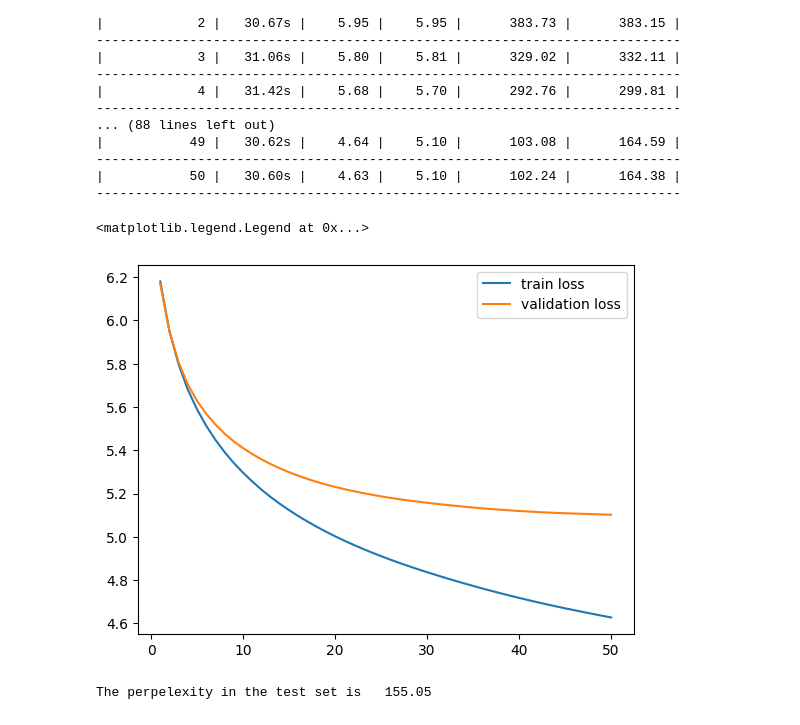
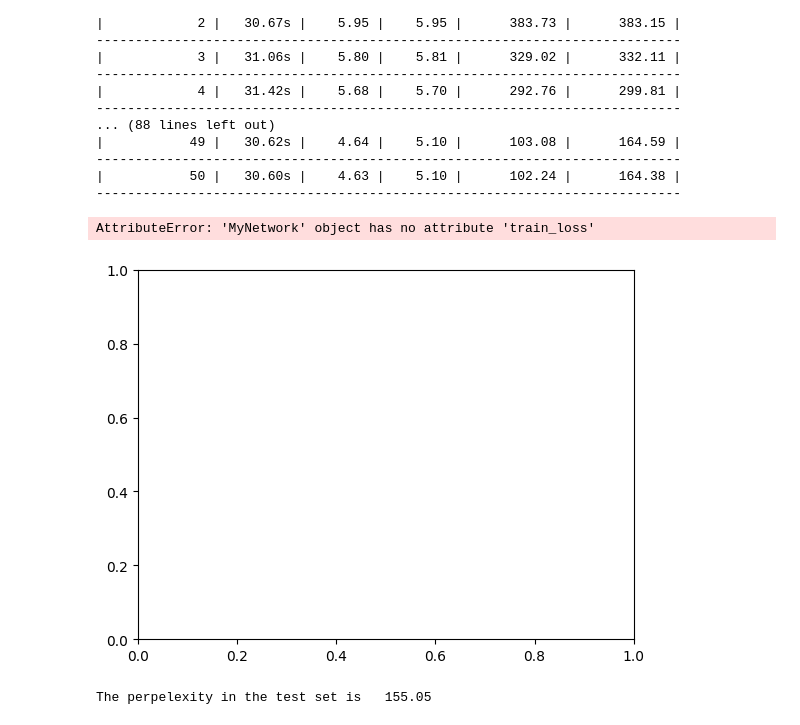
Before and after one commit to pzeiger/DeepLearning, a Jupyter notebook: assignment3/Exercise3.ipynb, the cells around one changed output. Cells and saved outputs as stored; diff of their text form; code cells hidden in the pictures.

```diff
--- a/assignment3/Exercise3.ipynb
+++ b/assignment3/Exercise3.ipynb
@@ -106,18 +108,3 @@ def train_nepochs(nepochs, best_val_loss, fname):
-# %%
-def load_model(fname):
-    model = torch.load(fname)
-    train_loss = [evaluate(train_data), ]
-    val_loss = [evaluate(val_data), ]
-    best_val_loss = [val_loss, ]
-
-    print_log_head()
-    print('|          {:3d} |   {:5.2f}s |   {:5.2f} |   {:5.2f} |    {:8.2f} |    {:8.2f} |'\
-          .format(model.epoch, .0,
-                  train_loss[-1], val_loss[-1], math.exp(train_loss[-1]),
-                  math.exp(val_loss[-1])))
-    print('-' * 75)
-
-    return model, train_loss, val_loss, best_val_loss
 # %% [markdown]
 With everything in place, we can proceed with the training of our model:
 # %%
@@ -127,15 +114,16 @@ nepochs = 50
 log_interval = 1000
 clip = .1
 fname = 'exercise3_gc.torch'
+fname_best = 'exercise3_gc_best.torch'
 
-from fcns import print_log_head
+from fcns import print_log_head, load_model
 from os.path import exists
 
 if not exists(fname):
     print_log_head()
-    train_loss, val_loss, best_val_loss = train_nepochs(nepochs, best_val_loss, fname)
+    train_nepochs(nepochs, fname, fname_best)
 else:
-    model, train_loss, val_loss, best_val_loss = load_model(fname)
+    model = load_model(fname)
 # %% [output]
 ---------------------------------------------------------------------------
 | end of epoch |   time   |-------------------|---------------------------|
@@ -233,16 +221,16 @@ nepochs = 50
 lr = 5
 clip = .1
 fname = 'exercise3_iif.torch'
-
-model = MyNetwork().to(device)
-loss_fn = torch.nn.CrossEntropyLoss()
-optimizer = optim.SGD(model.parameters(), lr = lr, weight_decay = 0, momentum = 0.0)
+fname_best = 'exercise3_iif_best.torch'
 
 if not exists(fname):
+    model = MyNetwork().to(device)
+    loss_fn = torch.nn.CrossEntropyLoss()
+    optimizer = optim.SGD(model.parameters(), lr = lr, weight_decay = 0, momentum = 0.0)
     print_log_head()
-    train_loss, val_loss, best_val_loss = train_nepochs(nepochs, best_val_loss, fname)
+    train_nepochs(nepochs, fname, fname_best)
 else:
-    train_loss, val_loss, best_val_loss = load_model(fname)
+    model = load_model(fname)
 # %% [output]
 ---------------------------------------------------------------------------
 | end of epoch |   time   |-------------------|---------------------------|
@@ -287,12 +263,13 @@ nepochs = 50
 log_interval = 1000
 clip = .1
 fname = 'exercise3_lstm.torch'
+fname_best = 'exercise3_lstm_best.torch'
 
 if not exists(fname):
     print_log_head()
-    train_loss, val_loss, best_val_loss = train_nepochs(nepochs, best_val_loss, fname)
+    train_nepochs(nepochs, fname, fname_best)
 else:
-    train_loss, val_loss, best_val_loss = load_model(fname)
+    model = load_model(fname)
 # %% [output]
 ---------------------------------------------------------------------------
 | end of epoch |   time   |-------------------|---------------------------|
@@ -314,14 +291,14 @@ else:
 # %%
 import matplotlib.pyplot as plt
 import numpy as np
 fig, ax = plt.subplots()
 
-ax.plot(np.arange(1, len(train_loss)+1), train_loss, label='train loss')
-ax.plot(np.arange(1, len(val_loss)+1), val_loss, label='validation loss')
+ax.plot(np.arange(1, len(model.train_loss)+1), train_loss, label='train loss')
+ax.plot(np.arange(1, len(model.val_loss)+1), val_loss, label='validation loss')
 ax.legend()
 # %% [output]
-<matplotlib.legend.Legend at 0x...>
+AttributeError: 'MyNetwork' object has no attribute 'train_loss'
-[figure, old version]
+[figure, new version]
 # %%
 model = torch.load('exercise3_lstm.torch')
 test_loss = evaluate(test_data)
```
Also changed, not shown: parts of 10 cells of this notebook, 3 other files.
